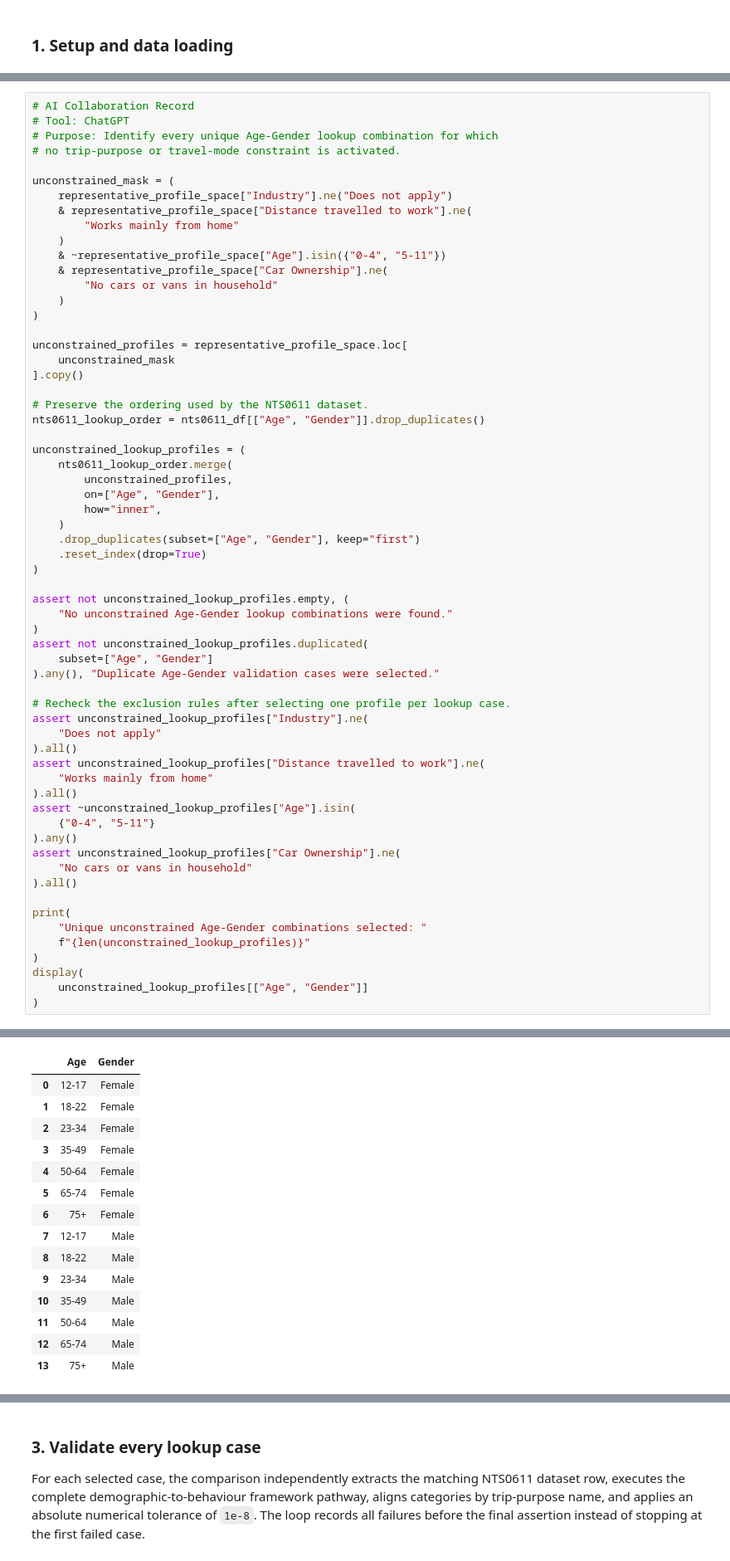
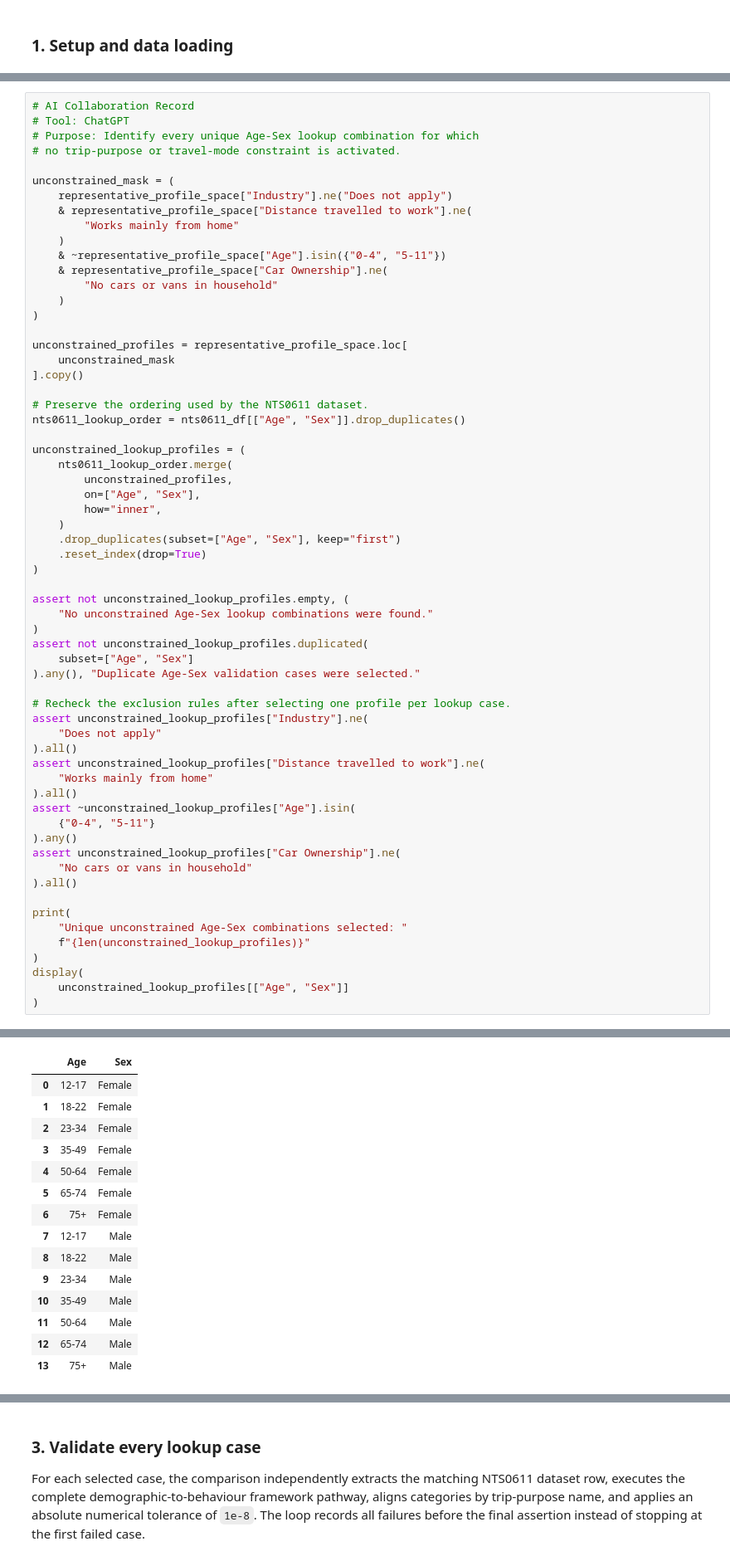
Before and after one commit to yuxinjiang1205/mobility-modelling-framework, a Jupyter notebook: notebooks/validation/unconstrained_0611_consistency.ipynb, the cells around one changed output, grey strips where cells are left out. Shown at 83% size. Cells and saved outputs as stored; diff of their text form.

Commit message:
Validation notebook tweaks

```diff
--- a/notebooks/validation/unconstrained_0611_consistency.ipynb
+++ b/notebooks/validation/unconstrained_0611_consistency.ipynb
@@ -70,7 +70,7 @@ The validation excludes profiles that would activate any implemented constraint.
 # %%
 # AI Collaboration Record
 # Tool: ChatGPT
-# Purpose: Identify every unique Age-Gender lookup combination for which
+# Purpose: Identify every unique Age-Sex lookup combination for which
 # no trip-purpose or travel-mode constraint is activated.
 
 unconstrained_mask = (
@@ -89,24 +89,24 @@ unconstrained_profiles = representative_profile_space.loc[
 ].copy()
 
 # Preserve the ordering used by the NTS0611 dataset.
-nts0611_lookup_order = nts0611_df[["Age", "Gender"]].drop_duplicates()
+nts0611_lookup_order = nts0611_df[["Age", "Sex"]].drop_duplicates()
 
 unconstrained_lookup_profiles = (
     nts0611_lookup_order.merge(
         unconstrained_profiles,
-        on=["Age", "Gender"],
+        on=["Age", "Sex"],
         how="inner",
     )
-    .drop_duplicates(subset=["Age", "Gender"], keep="first")
+    .drop_duplicates(subset=["Age", "Sex"], keep="first")
     .reset_index(drop=True)
 )
 
 assert not unconstrained_lookup_profiles.empty, (
-    "No unconstrained Age-Gender lookup combinations were found."
+    "No unconstrained Age-Sex lookup combinations were found."
 )
 assert not unconstrained_lookup_profiles.duplicated(
-    subset=["Age", "Gender"]
-).any(), "Duplicate Age-Gender validation cases were selected."
+    subset=["Age", "Sex"]
+).any(), "Duplicate Age-Sex validation cases were selected."
 
 # Recheck the exclusion rules after selecting one profile per lookup case.
 assert unconstrained_lookup_profiles["Industry"].ne(
@@ -123,10 +123,10 @@ assert unconstrained_lookup_profiles["Car Ownership"].ne(
 ).all()
 
 print(
-    "Unique unconstrained Age-Gender combinations selected: "
+    "Unique unconstrained Age-Sex combinations selected: "
     f"{len(unconstrained_lookup_profiles)}"
 )
 display(
-    unconstrained_lookup_profiles[["Age", "Gender"]]
+    unconstrained_lookup_profiles[["Age", "Sex"]]
 )
 # %% [output]
@@ -134,4 +134,4 @@ Unique unconstrained Age-Gender combinations selected: 14
-|  | Age | Gender |
+|  | Age | Sex |
 | 0 | 12-17 | Female |
 | 1 | 18-22 | Female |
 | 2 | 23-34 | Female |
```
Also changed, not shown: parts of 9 cells of this notebook, 15 other files.
